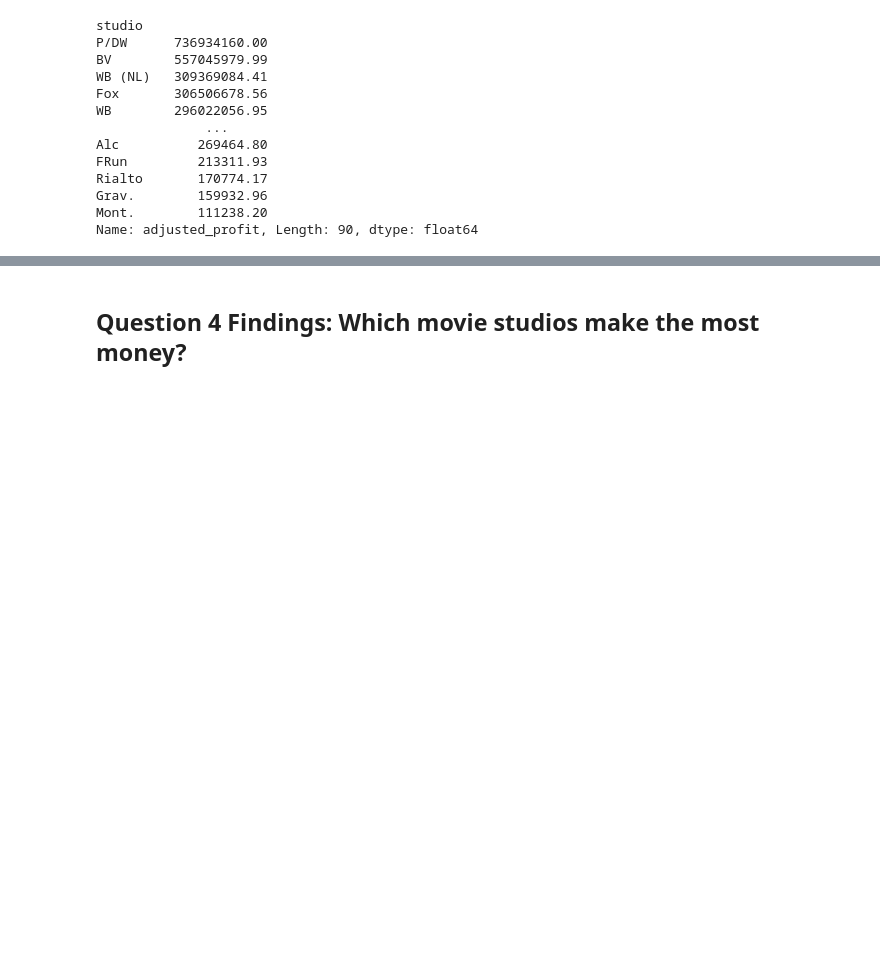
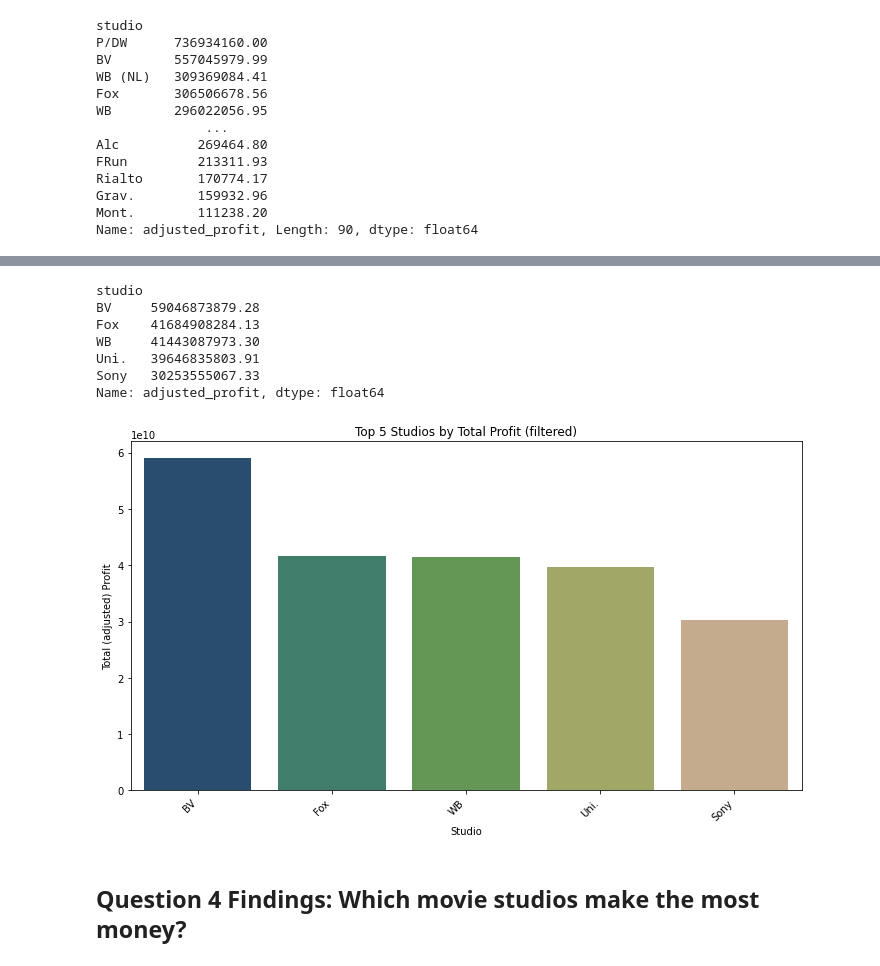
Before and after one commit to morgannash1/movie_analysis_project, a Jupyter notebook: notebook.ipynb, the cells around one changed output, grey strips where cells are left out. Cells and saved outputs as stored; diff of their text form; code cells hidden in the pictures; blank space fills up the shorter version.

```diff
--- a/notebook.ipynb
+++ b/notebook.ipynb
@@ -1217,3 +1239,25 @@ Name: adjusted_profit, dtype: float64
+# %%
+#selecting the top 5 and plotting
+sorted_bom_df_stu_sum2 = sorted_bom_df_stu_sum[:5]
+print(sorted_bom_df_stu_sum2)
+
+plt.figure(figsize=(10, 6))
+sns.barplot(x=sorted_bom_df_stu_sum2.index, y=sorted_bom_df_stu_sum2.values, palette= 'gist_earth')
+plt.title('Top 5 Studios by Total Profit (filtered)')
+plt.xlabel('Studio')
+plt.ylabel('Total (adjusted) Profit')
+plt.xticks(rotation=45, ha='right')
+plt.tight_layout()
+plt.show()
+# %% [output]
+studio
+BV     59046873879.28
+Fox    41684908284.13
+WB     41443087973.30
+Uni.   39646835803.91
+Sony   30253555067.33
+Name: adjusted_profit, dtype: float64
+[figure, added]
 # %% [markdown]
 ## Question 4 Findings: Which movie studios make the most money?
 # %% [markdown]
```
Also changed, not shown: parts of 3 cells of this notebook, 3 other files.
